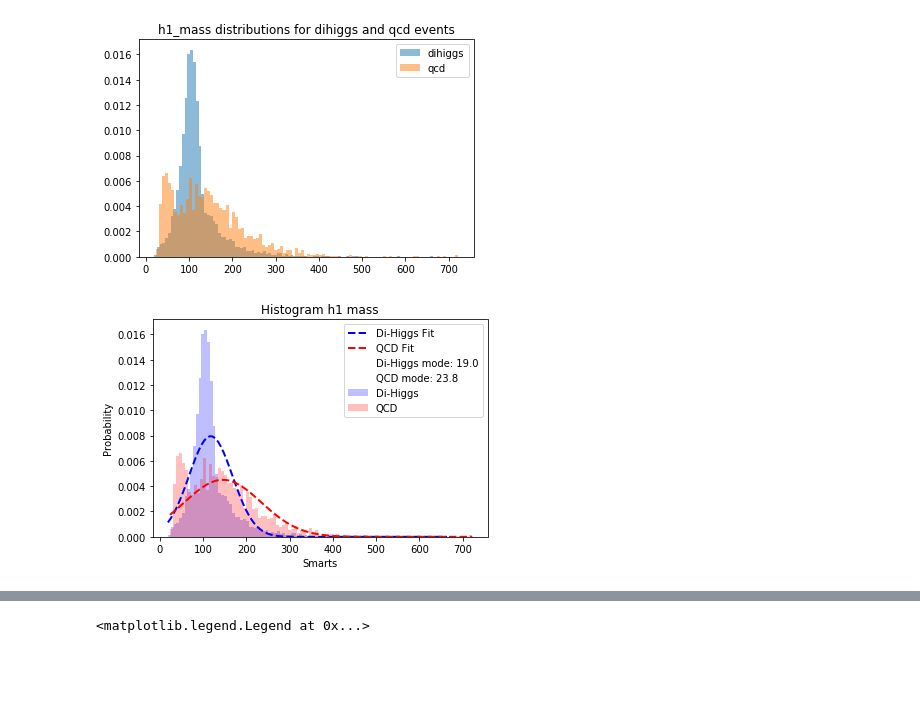
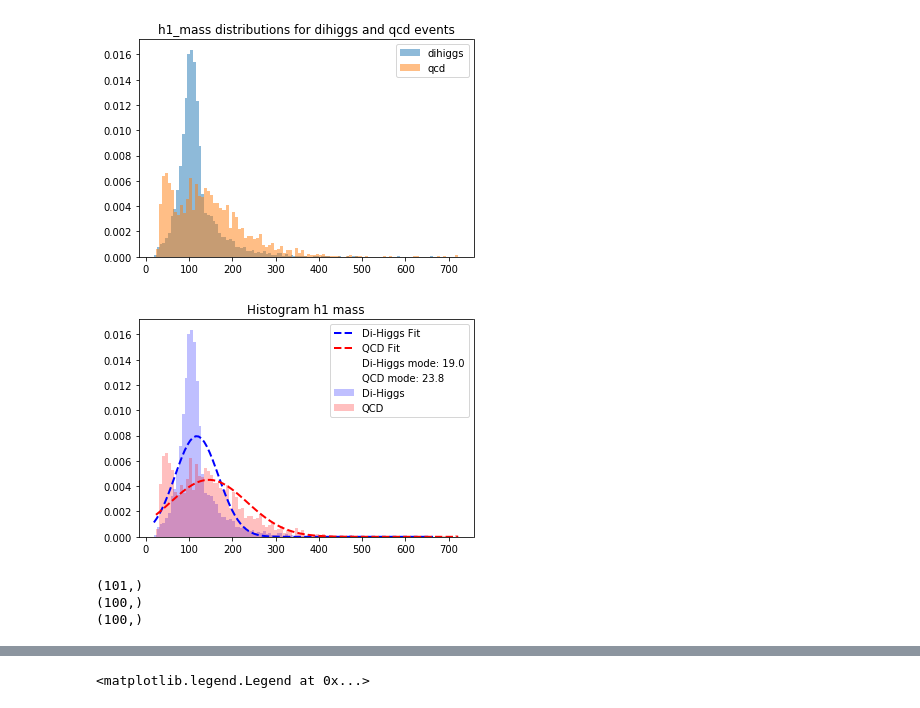
Before and after one commit to neu-physics/dihiggsMLProject, a Jupyter notebook: higgsReconstruction/EventPlotting/plotting.ipynb, the cells around one changed output, grey strips where cells are left out. Cells and saved outputs as stored; diff of their text form; code cells hidden in the pictures; blank space fills up the shorter version.

Commit message:
fitting histograms of h1_mass

```diff
--- a/higgsReconstruction/EventPlotting/plotting.ipynb
+++ b/higgsReconstruction/EventPlotting/plotting.ipynb
@@ -64,34 +66,42 @@ plt.legend()
 n_hh, bins_hh, patches = plt.hist(hh.h1_mass, 100, density=1, facecolor='blue', alpha=0.25, label="Di-Higgs")
 
 # add a 'best fit' line
 y = mlab.normpdf( bins_hh, mu_hh, sigma_hh)
 l = plt.plot(bins_hh, y, 'b--', linewidth=2, label="Di-Higgs Fit")
 
 # best fit of data
 (mu_qcd, sigma_qcd) = norm.fit(qcd.h1_mass)
 
 # the histogram of the data
 n_qcd, bins_qcd, patches = plt.hist(qcd.h1_mass, 100, density=1, facecolor='red', alpha=0.25, label="QCD")
 
 # add a 'best fit' line
-y = mlab.normpdf( bins_qcd, mu_qcd, sigma_qcd)
+y = norm.pdf( bins_qcd, mu_qcd, sigma_qcd)
 l = plt.plot(bins_qcd, y, 'r--', linewidth=2, label="QCD Fit")
 
 #plot
-plt.xlabel('Smarts')
-plt.ylabel('Probability')
 plt.title("Histogram h1 mass")
 plt.grid(False)
 
 qcdmodetxt = "QCD mode: " + str(round(stats.mode(qcd.h1_mass)[0][0],1))
 hhmodetxt = "Di-Higgs mode: " + str(round(stats.mode(hh.h1_mass)[0][0],1))
 # extra = Rectangle((0, 0), 1, 1, fc="w", fill=False, edgecolor='none', linewidth=0)
 # plt.legend([extra, extra], (hhmodetxt, qcdmodetxt))
 
 plt.plot([], [], ' ', label=hhmodetxt)
 plt.plot([], [], ' ', label=qcdmodetxt)
 plt.legend()
 #plt.legend()
 plt.show()
+
+bin_centers = bins_hh + ((bins_hh[1]-bins_hh[0])/2)
+print(np.shape(bin_centers))
+bin_centers=bin_centers[:-1]
+print(np.shape(bin_centers))
+print(np.shape(n_hh))
+#n_hh = n_hh * 10e3
 # %% [output]
-[figure, old version]
+[figure, new version]
+(101,)
+(100,)
+(100,)
```
Also changed, not shown: parts of 7 cells of this notebook, 1 other file.
